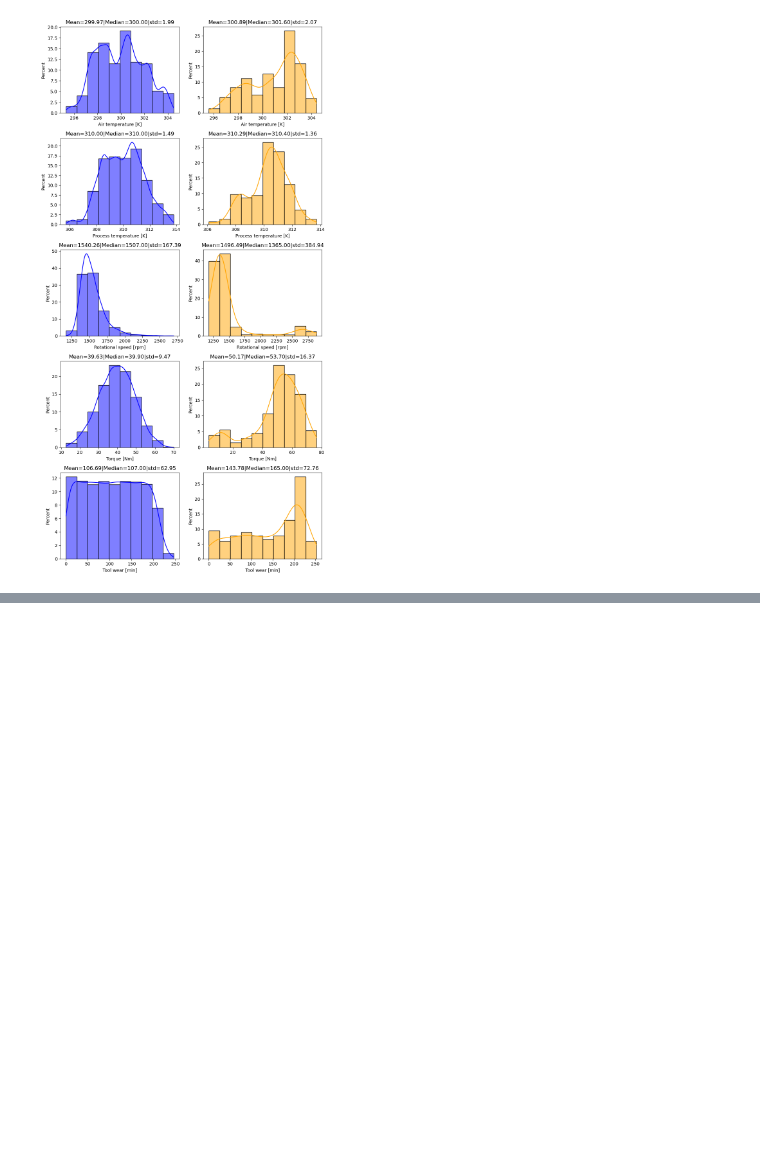
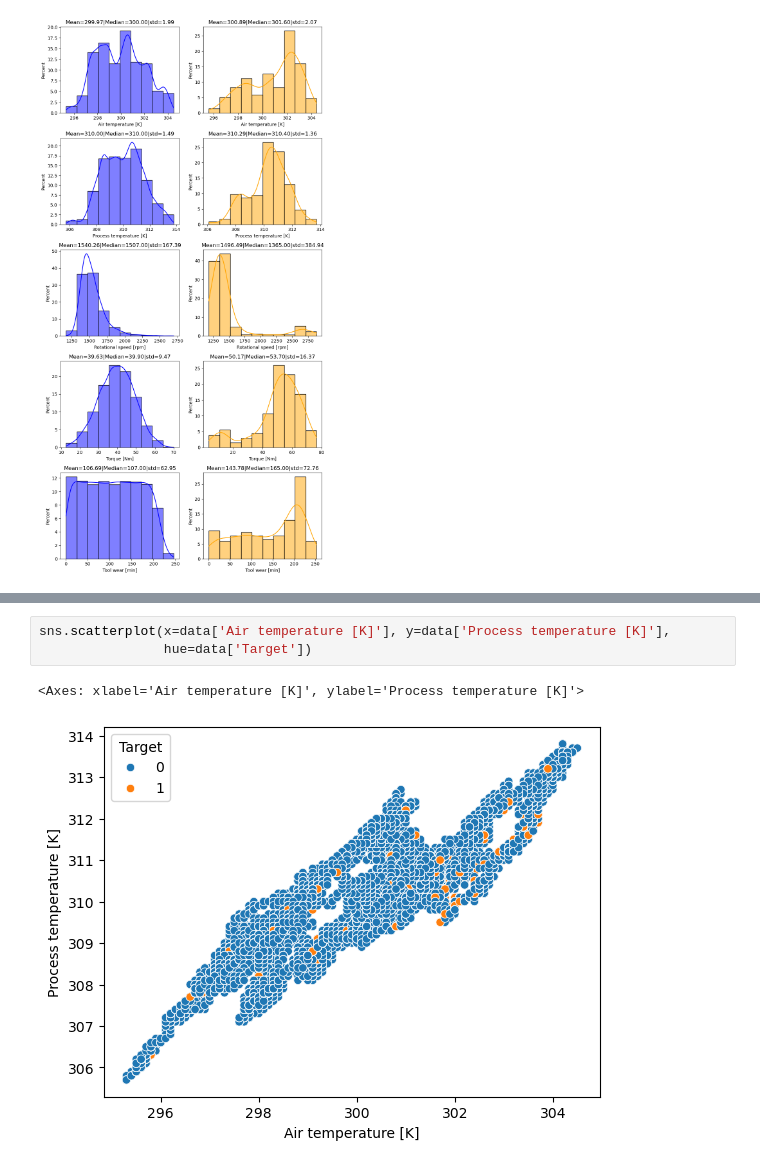
Before and after one commit to YoussefMH723/predictive-maintenance, a Jupyter notebook: 01-EDA.ipynb, the cells around one changed output, grey strips where cells are left out. Drawn from its saved outputs; the diff is of its cells as text; blank space fills up the shorter version.

```diff
--- a/01-EDA.ipynb
+++ b/01-EDA.ipynb
@@ -80,0 +133,6 @@ plt.tight_layout()
+# %%
+sns.scatterplot(x=data['Air temperature [K]'], y=data['Process temperature [K]'],
+                hue=data['Target'])
+# %% [output]
+<Axes: xlabel='Air temperature [K]', ylabel='Process temperature [K]'>
+[figure, added]
```
Also changed, not shown: parts of 11 cells of this notebook.
